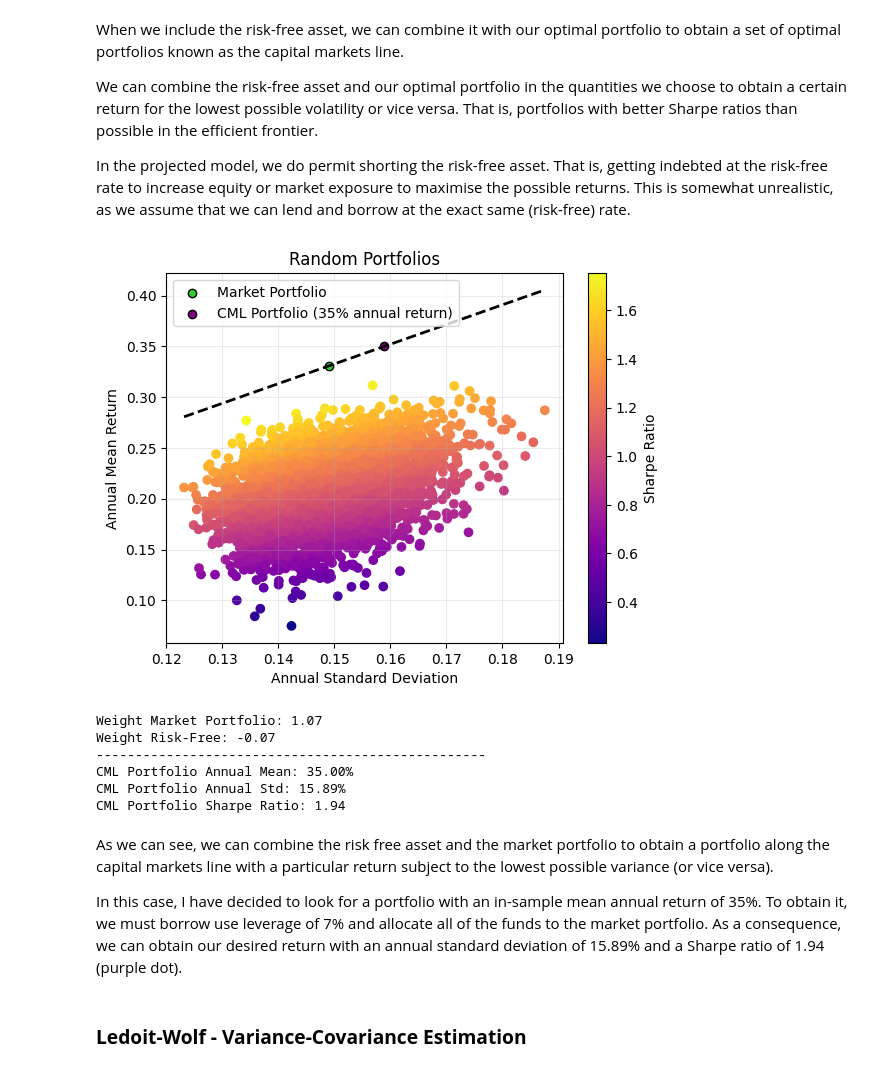
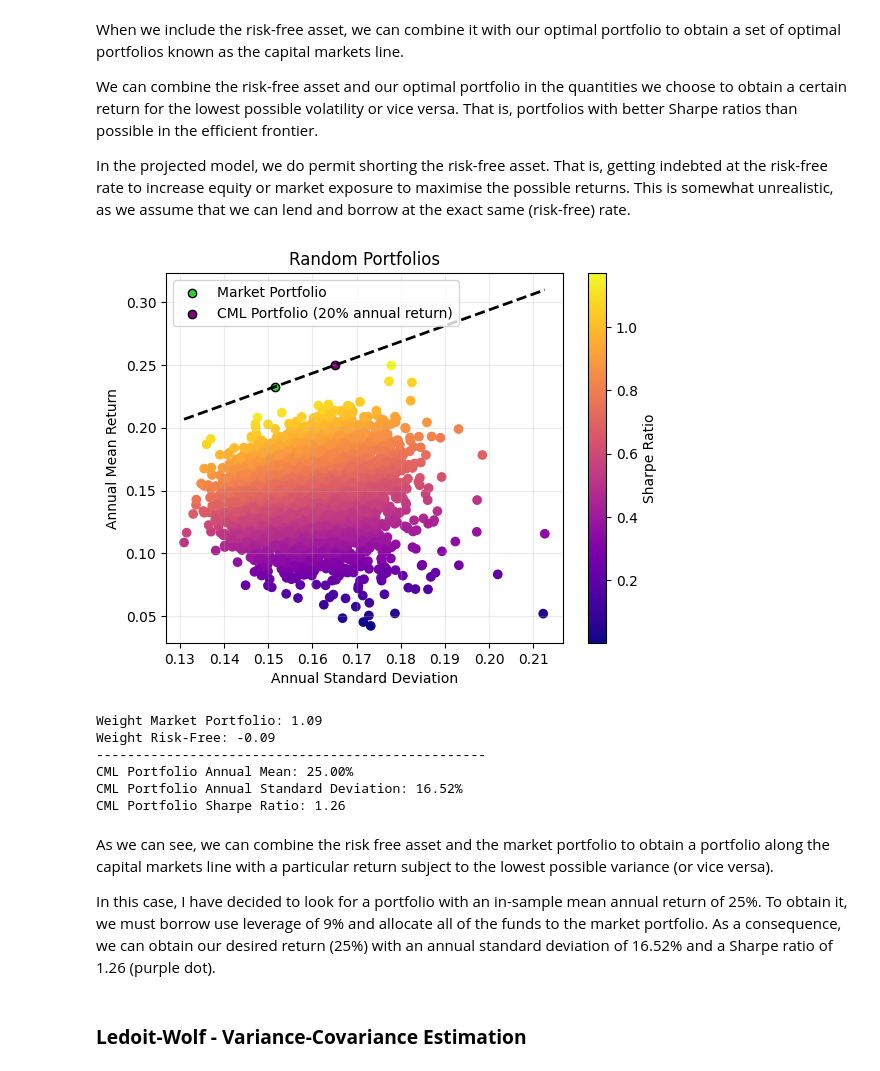
Before and after one commit to jamieterroba/ibex35-portfolio-optimisation, a Jupyter notebook: notebooks/main.ipynb, the cells around one changed output. Drawn from its saved outputs; the diff is of its cells as text; code cells hidden in the pictures.

Commit message:
Update portfolio optimisation results for 34-stock universe

```diff
--- a/notebooks/main.ipynb
+++ b/notebooks/main.ipynb
@@ -273,7 +275,6 @@ We can combine the risk-free asset and our optimal portfolio in the quantities w
 
 In the projected model, we do permit shorting the risk-free asset. That is, getting indebted at the risk-free rate to increase equity or market exposure to maximise the possible returns. This is somewhat unrealistic, as we assume that we can lend and borrow at the exact same (risk-free) rate.
 # %%
-obj_mean_annual_return = 0.35
 obj_mean_daily_return = obj_mean_annual_return / trading_days
 
 risk_free_daily = risk_free_rate / trading_days
@@ -287,45 +288,45 @@ cml_portfolio_sharpe = (cml_portfolio_annual_mean - risk_free_rate) / cml_portfo
 
 # Plot graphs
 random_scatter = plt.scatter(random_std_annual, random_mean_annual, c=random_sharpe_ratios, cmap='plasma')
 plt.scatter(max_5_pp_std_annual, max_5_pp_mean_annual, color="limegreen", marker="o", edgecolors="black", linewidths=1, label="Market Portfolio")
-plt.scatter(cml_portfolio_annual_std, cml_portfolio_annual_mean, color="purple", marker="o",edgecolors="black", linewidths=1, label="CML Portfolio (35% annual return)")
+plt.scatter(cml_portfolio_annual_std, cml_portfolio_annual_mean, color="purple", marker="o",edgecolors="black", linewidths=1, label="CML Portfolio (25% annual return)")
 plt.colorbar(random_scatter, label='Sharpe Ratio')
 plt.xlabel("Annual Standard Deviation")
 plt.ylabel("Annual Mean Return")
 plt.title("Random Portfolios")
 plt.legend()
 plt.grid(alpha=0.25)
 plt.plot(
     cml_std,
     cml_return,
     color="black",
     linestyle="--",
     linewidth=2,
     label="Capital Market Line"
 )
 plt.show()
 
 # CML Portfolio Weights
 print(f"Weight Market Portfolio: {weight_market_portfolio:.2f}")
 print(f"Weight Risk-Free: {weight_risk_free:.2f}")
 
 # CML Portfolio Metrics
 print("-"*50)
 print(f"CML Portfolio Annual Mean: {cml_portfolio_annual_mean*100:.2f}%")
 print(f"CML Portfolio Annual Standard Deviation: {cml_portfolio_annual_std*100:.2f}%")
 print(f"CML Portfolio Sharpe Ratio: {cml_portfolio_sharpe:.2f}")
 # %% [output]
-[figure, old version]
+[figure, new version]
-Weight Market Portfolio: 1.07
-Weight Risk-Free: -0.07
+Weight Market Portfolio: 1.09
+Weight Risk-Free: -0.09
 --------------------------------------------------
-CML Portfolio Annual Mean: 35.00%
-CML Portfolio Annual Std: 15.89%
-CML Portfolio Sharpe Ratio: 1.94
+CML Portfolio Annual Mean: 25.00%
+CML Portfolio Annual Standard Deviation: 16.52%
+CML Portfolio Sharpe Ratio: 1.26
 # %% [markdown]
 As we can see, we can combine the risk free asset and the market portfolio to obtain a portfolio along the capital markets line with a particular return subject to the lowest possible variance (or vice versa).
 
-In this case, I have decided to look for a portfolio with an in-sample mean annual return of 35%. To obtain it, we must borrow use leverage of 7% and allocate all of the funds to the market portfolio. As a consequence, we can obtain our desired return with an annual standard deviation of 15.89% and a Sharpe ratio of 1.94 (purple dot).
+In this case, I have decided to look for a portfolio with an in-sample mean annual return of 25%. To obtain it, we must borrow use leverage of 9% and allocate all of the funds to the market portfolio. As a consequence, we can obtain our desired return (25%) with an annual standard deviation of 16.52% and a Sharpe ratio of 1.26 (purple dot).
 # %% [markdown]
 ### **Ledoit-Wolf - Variance-Covariance Estimation**
 # %% [markdown]
```
Also changed, not shown: parts of 11 cells of this notebook, 1 other file.
